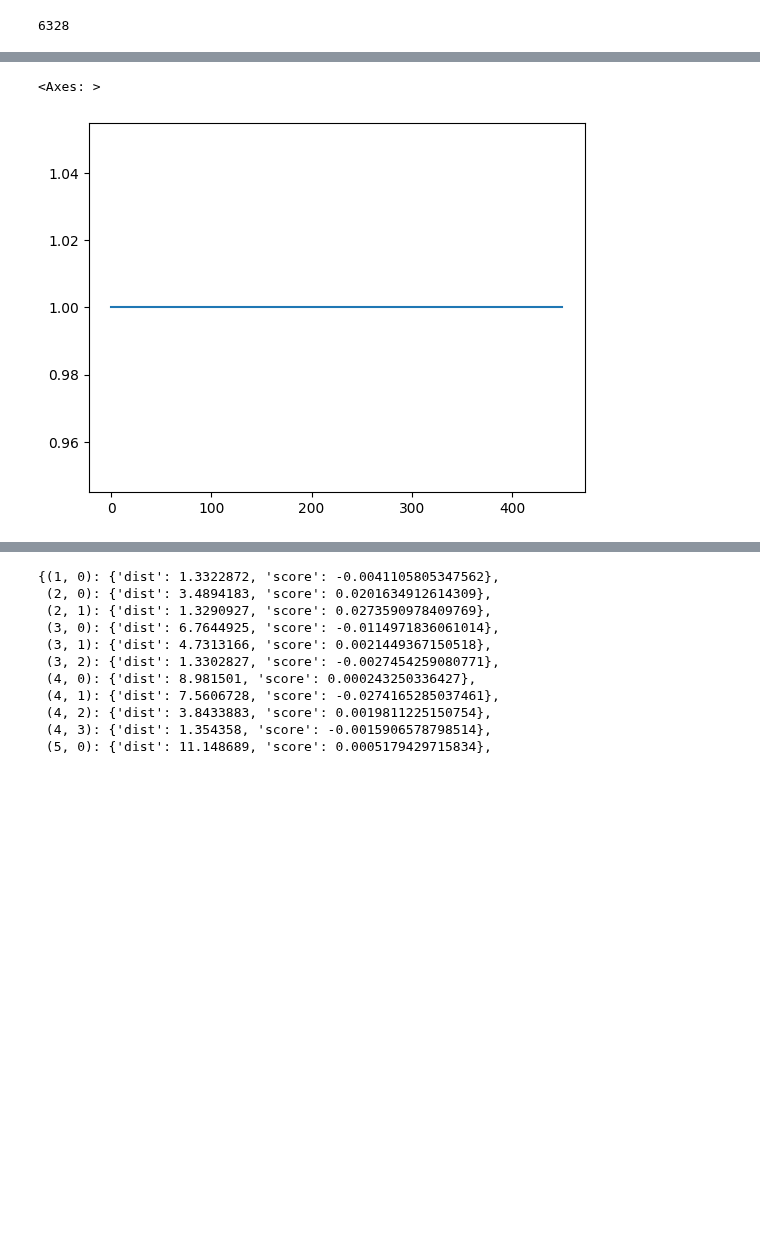
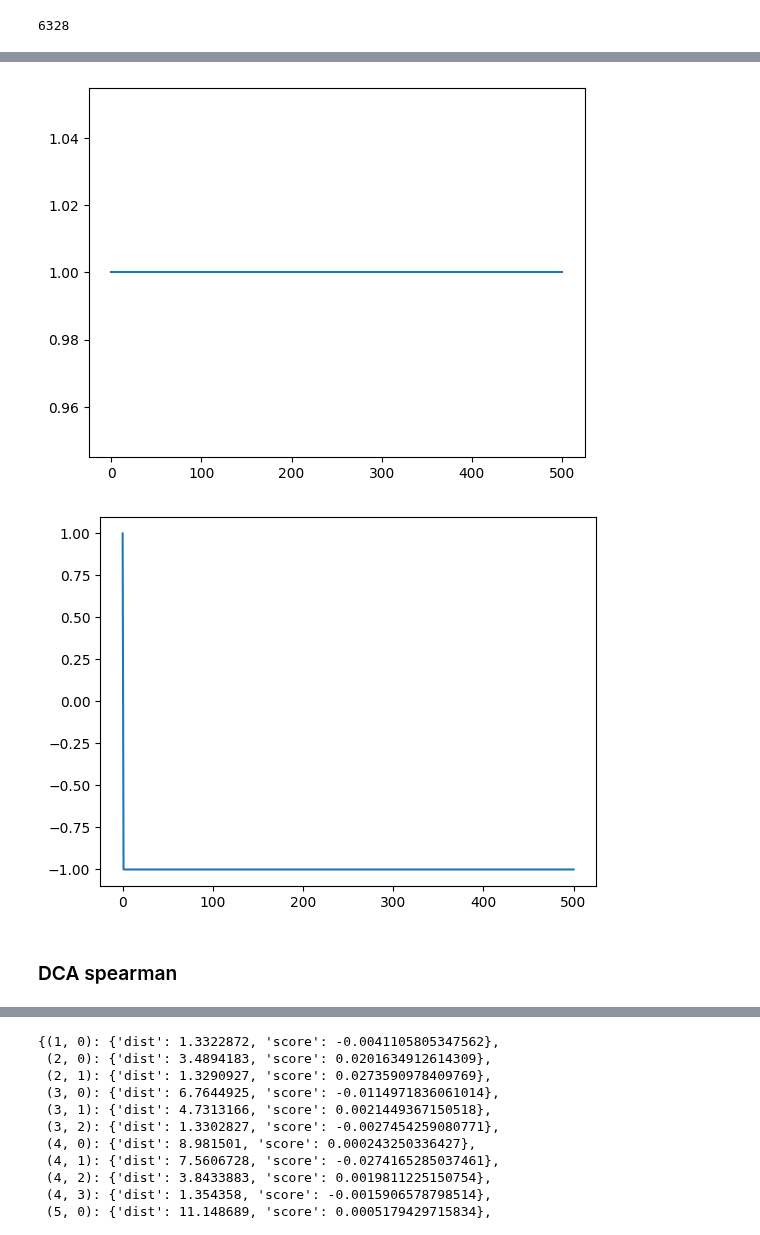
Before and after one commit to Vincent-La/cmsc702-protein-lm, a Jupyter notebook: notebooks/scoring_correlation.ipynb, the cells around one changed output, grey strips where cells are left out. Drawn from its saved outputs; the diff is of its cells as text; code cells hidden in the pictures; blank space fills up the shorter version.

```diff
--- a/notebooks/scoring_correlation.ipynb
+++ b/notebooks/scoring_correlation.ipynb
@@ -177,8 +198,8 @@ real_contacts_df = real_contacts_df[["i", "j", "prob"]] # take only reformatted,
 # %% [markdown]
 ### Load DCA data
 # %%
-# Load Motherfuckin DCA results
-mfdca_results_path = os.path.join('..', 'data', 'cadherin', 'PF00028_mfdca_mapped.csv')
+# Load MF DCA results
+mfdca_results_path = os.path.join('..', 'results', 'cadherin', 'PF00028_mfdca_mapped.csv') # TODO: NOT CORRECT
 mfdca_df = pd.read_csv(mfdca_results_path, header=None)[[0,4,5,6]]
 mfdca_df["id"] = mfdca_df[0].astype(int)
 for i in [4,5]:
@@ -187,7 +208,7 @@ mfdca_df["prob"] = mfdca_df[6] # rename columns
 mfdca_df = mfdca_df[["id", "i", "j", "prob"]] # take only reformatted, renamed columns
 mfdca_df = mfdca_df.sort_values(by="prob", ascending=False).reset_index(drop=True) # sort by descending score and reset index
 # Load PLM DCA results
-plmdca_results_path = os.path.join('..', 'data', 'cadherin', 'PF00028_plmdca_mapped.csv')
+plmdca_results_path = os.path.join('..', 'results', 'cadherin', 'PF00028_plmdca_mapped.csv') # TODO: NOT CORRECT
 plmdca_df = pd.read_csv(plmdca_results_path, header=None)[[0,4,5,6]]
 plmdca_df["id"] = plmdca_df[0].astype(int)
 for i in [4,5]:
@@ -301,8 +296,17 @@ plmdca_df.shape[0]
 
 L, plm_2d = data_2d(plmdca_df)
 plmdca_pl = np.ones([1+L*5])
+plmdca_rl = np.ones_like(plmdca_pl)
 for k in range(1, plmdca_pl.shape[0]):
     plmdca_pl[k]=precision_at_k(plm_2d, contacts, k)
+    plmdca_rl[k]=recall_at_k(plm_2d, contacts, k)
 np.save("../data/cadherin/PF00028_plmdca_pl.npy", plmdca_pl)
+np.save("../data/cadherin/PF00028_plmdca_rl.npy", plmdca_rl)
+plmdca_pl = np.load("../data/cadherin/PF00028_plmdca_pl.npy")
+plmdca_rl = np.load("../data/cadherin/PF00028_plmdca_rl.npy")
 sns.lineplot(plmdca_pl)
+plt.savefig("../plots/PF00028/precision_l/plmdca.png")
+plt.show()
+sns.lineplot(plmdca_rl)
+plt.savefig("../plots/PF00028/recall_l/plmdca.png")
 # %% [output]
@@ -311,13 +315,24 @@ sns.lineplot(plmdca_pl)
 # %%
 L, mf_2d = data_2d(mfdca_df)
 mfdca_pl = np.ones([1+L*5])
+mfdca_rl = np.ones_like(mfdca_pl)
 for k in range(1, mfdca_pl.shape[0]):
     mfdca_pl[k]=precision_at_k(mf_2d, contacts, k)
+    mfdca_rl[k]=recall_at_k(mf_2d, contacts, k)
 np.save("../data/cadherin/PF00028_mfdca_pl.npy", mfdca_pl)
+np.save("../data/cadherin/PF00028_mfdca_rl.npy", mfdca_rl)
+mfdca_pl = np.load("../data/cadherin/PF00028_mfdca_pl.npy")
+mfdca_rl = np.load("../data/cadherin/PF00028_mfdca_rl.npy")
 sns.lineplot(mfdca_pl)
+plt.savefig("../plots/PF00028/precision_l/mfdca.png")
+plt.show()
+sns.lineplot(mfdca_rl)
+plt.savefig("../plots/PF00028/recall_l/mfdca.png")
 # %% [output]
-<Axes: >
-[figure, old version]
+[figure, new version]
+[figure, added]
+# %% [markdown]
+### DCA spearman
 # %%
 import pickle
 with open("../data/cadherin/PF00028_pairwise_dists.pkl", "rb") as file:
```
Also changed, not shown: parts of 26 cells of this notebook, 43 other files.
